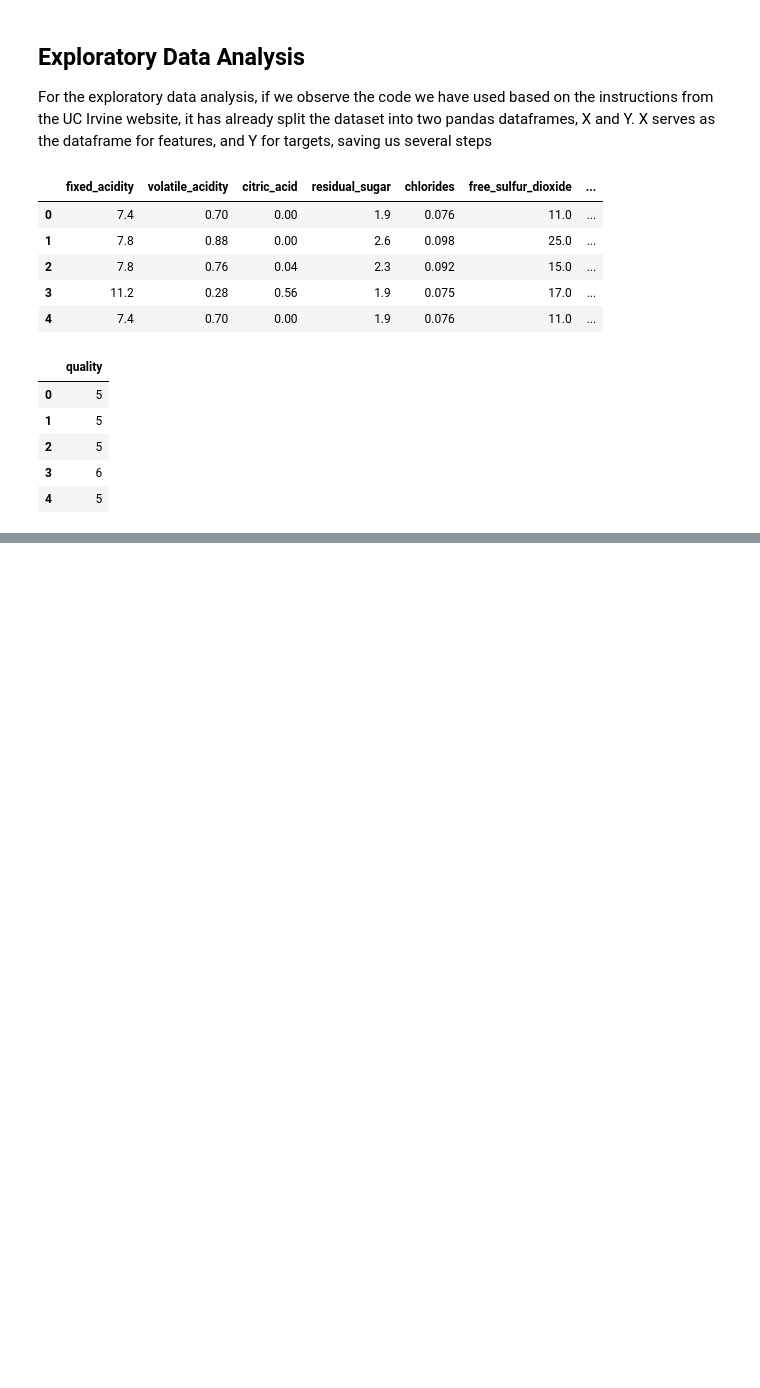
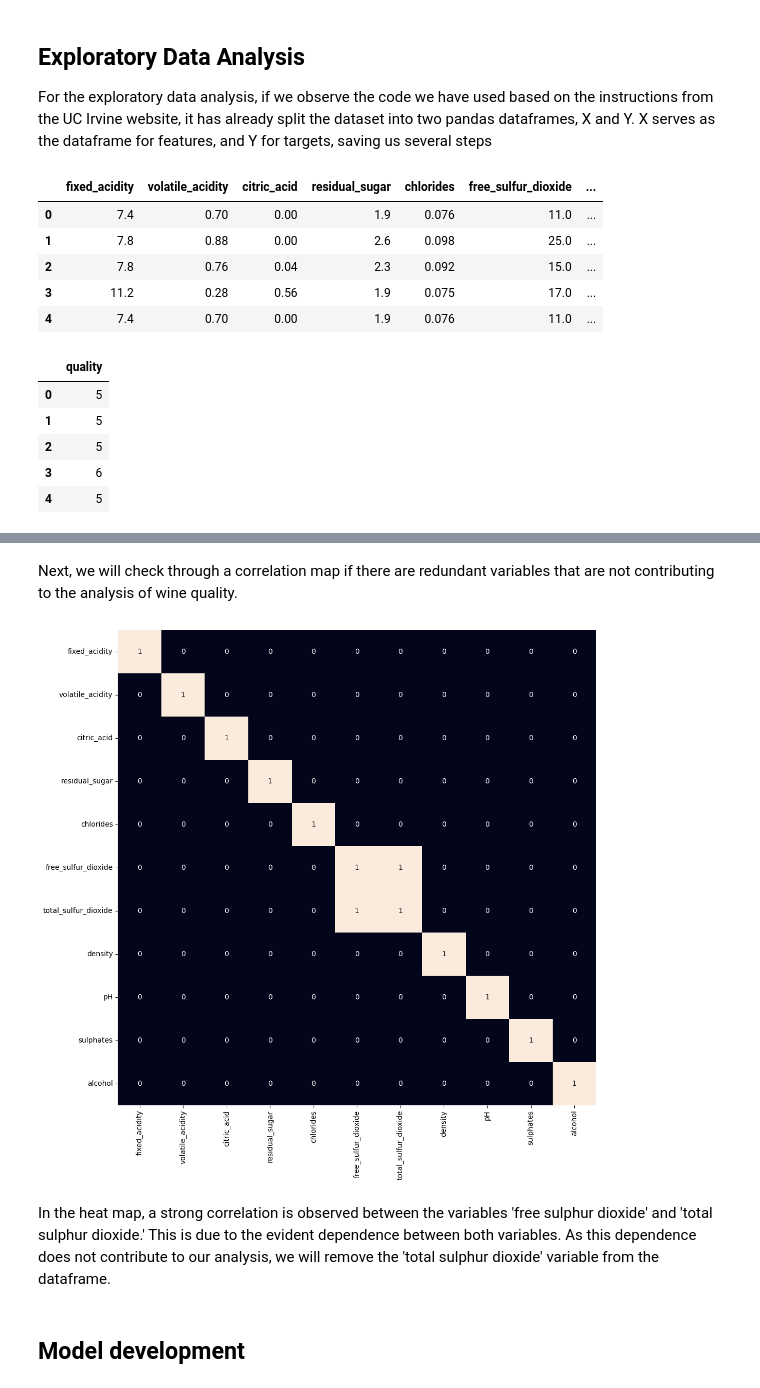
Before and after one commit to IreneCarrasco/AI_and_ML_projects, a Jupyter notebook: Wine_Quality_Prediction_ML.ipynb, the cells around one changed output, grey strips where cells are left out. Drawn from its saved outputs; the diff is of its cells as text; code cells hidden in the pictures; blank space fills up the shorter version.

```diff
--- a/Wine_Quality_Prediction_ML.ipynb
+++ b/Wine_Quality_Prediction_ML.ipynb
@@ -94,0 +164,10 @@ y.head()
+# %% [markdown]
+Next, we will check through a correlation map if there are redundant variables that are not contributing to the analysis of wine quality.
+# %%
+plt.figure(figsize=(12, 12))
+sb.heatmap(X.corr() > 0.7, annot=True, cbar=False)
+plt.show()
+# %% [output]
+[figure, added]
+# %% [markdown]
+In the heat map, a strong correlation is observed between the variables 'free sulphur dioxide' and 'total sulphur dioxide.' This is due to the evident dependence between both variables. As this dependence does not contribute to our analysis, we will remove the 'total sulphur dioxide' variable from the dataframe.
@@ -94,0 +176,2 @@ y.head()
+# %% [markdown]
+## Model development
```
Also changed, not shown: parts of 30 cells of this notebook.
